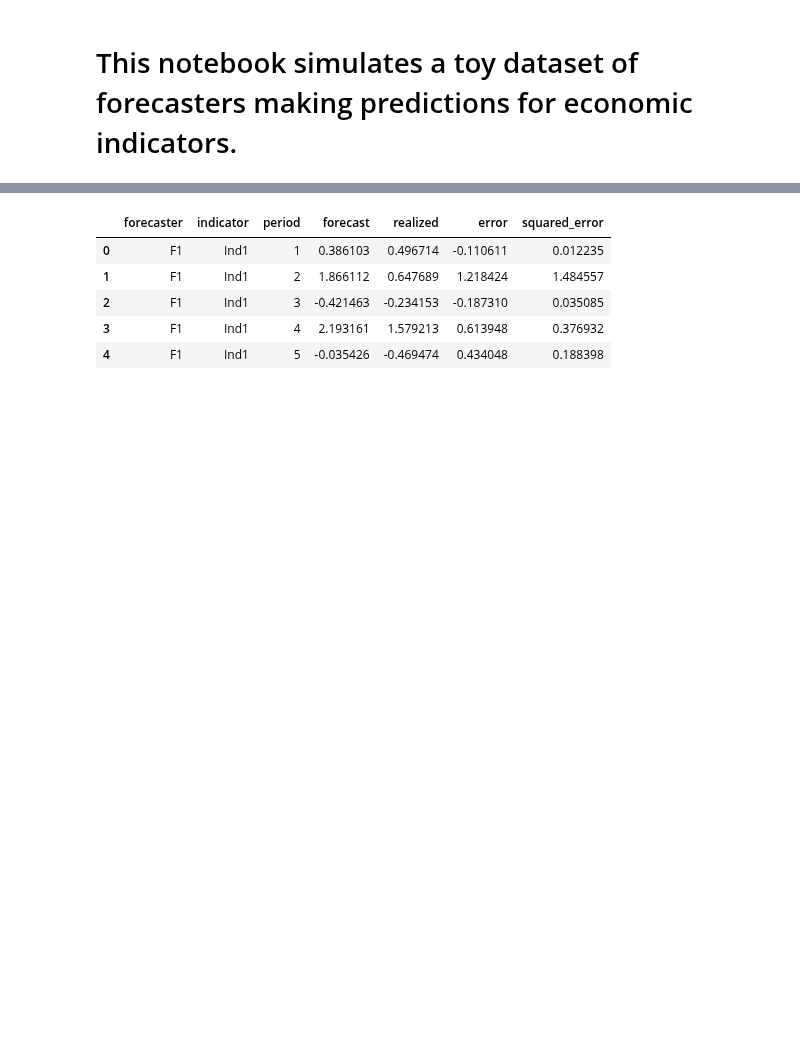
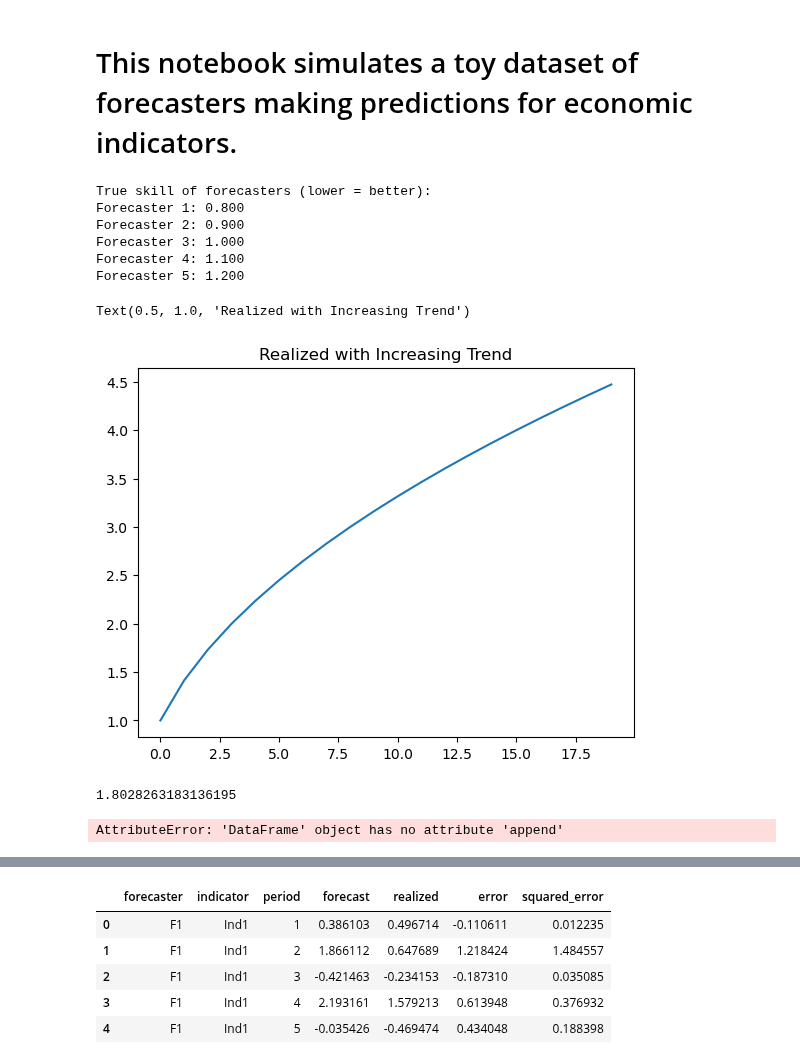
Before and after one commit to ParimahSafarian/ranks-inference-forecasters, a Jupyter notebook: notebooks/01_toydataset.ipynb, the cells around one changed output, grey strips where cells are left out. Drawn from its saved outputs; the diff is of its cells as text; code cells hidden in the pictures; blank space fills up the shorter version.

```diff
--- a/notebooks/01_toydataset.ipynb
+++ b/notebooks/01_toydataset.ipynb
@@ -8,12 +8,42 @@ import seaborn as sns
 # %%
 # parameters
 p = 5 # number of forecasters
-M = 3 # number of indicators
 T = 20 # number of periods
 np.random.seed(42)
 
 # --- True skill of forecasters ---
 # Lower = better, controlling forecast noise
-true_skill = np.linspace(0.8, 1.2, p)
+true_skill = {p: skill for p, skill in zip(range(1, p+1),np.linspace(0.8, 1.2, p))}
+
+# true ranking of the forecasters
+true_ranking = sorted(true_skill, key=true_skill.get)
+
+print("True skill of forecasters (lower = better):")
+for p in true_ranking:
+    print(f"Forecaster {p}: {true_skill[p]:.3f}")
+# %% [output]
+True skill of forecasters (lower = better):
+Forecaster 1: 0.800
+Forecaster 2: 0.900
+Forecaster 3: 1.000
+Forecaster 4: 1.100
+Forecaster 5: 1.200
+# %%
+# Generate realized with an increasing trend
+realized = np.sqrt(np.arange(1, T+1))
+
+plt.plot(realized)
+plt.title("Realized with Increasing Trend")
+# %% [output]
+Text(0.5, 1.0, 'Realized with Increasing Trend')
+[figure, added]
+# %%
+realized[t] + np.random.normal(0, true_skill[f+1])
+# %% [output]
+1.8028263183136195
+# %%
+forecasts = forecasts.append({'Time': t+1, f'Forecaster {f+1}': forecast}, ignore_index=True)
+# %% [output]
+AttributeError: 'DataFrame' object has no attribute 'append'
 # %%
 
```
Also changed, not shown: parts of 2 cells of this notebook.
